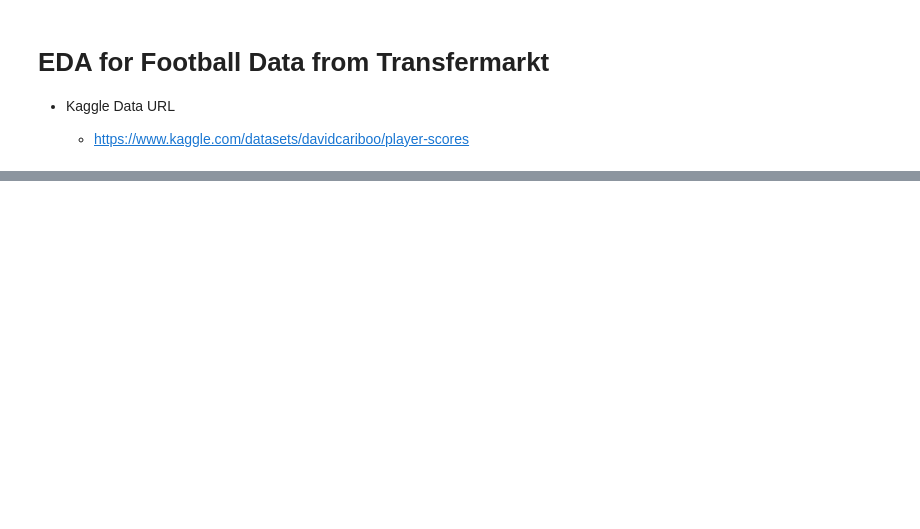
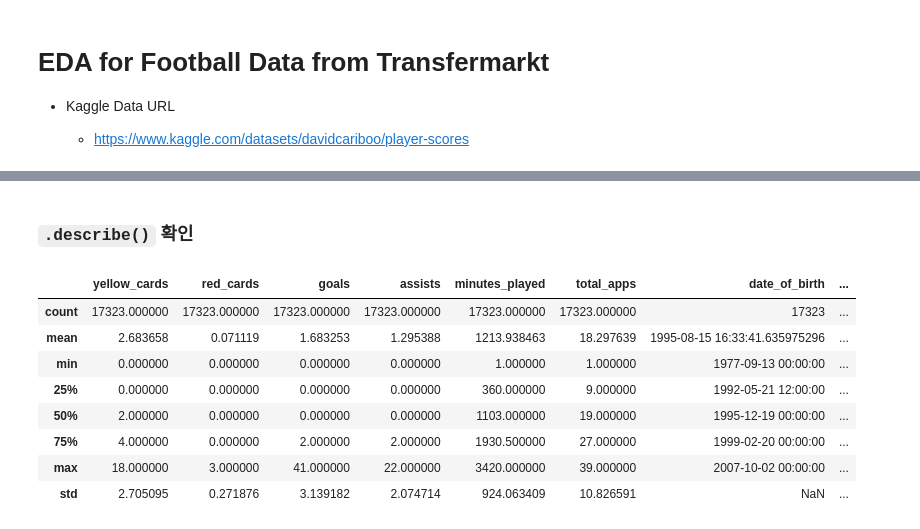
Before and after one commit to wjco/DAStudy-sat, a Jupyter notebook: Tek/football-data-from-transfermarkt/eda-football-data-from-transfermarkt.ipynb, the cells around one changed output, grey strips where cells are left out. Drawn from its saved outputs; the diff is of its cells as text; code cells hidden in the pictures; blank space fills up the shorter version.

```diff
--- a/Tek/football-data-from-transfermarkt/eda-football-data-from-transfermarkt.ipynb
+++ b/Tek/football-data-from-transfermarkt/eda-football-data-from-transfermarkt.ipynb
@@ -37,0 +100,14 @@ import missingno as msno
+# %% [markdown]
+### `.describe()` 확인
+# %%
+df.describe()
+# %% [output]
+|  | yellow_cards | red_cards | goals | assists | minutes_played | total_apps | date_of_birth | ... |
+| count | 17323.000000 | 17323.000000 | 17323.000000 | 17323.000000 | 17323.000000 | 17323.000000 | 17323 | ... |
+| mean | 2.683658 | 0.071119 | 1.683253 | 1.295388 | 1213.938463 | 18.297639 | 1995-08-15 16:33:41.635975296 | ... |
+| min | 0.000000 | 0.000000 | 0.000000 | 0.000000 | 1.000000 | 1.000000 | 1977-09-13 00:00:00 | ... |
+| 25% | 0.000000 | 0.000000 | 0.000000 | 0.000000 | 360.000000 | 9.000000 | 1992-05-21 12:00:00 | ... |
+| 50% | 2.000000 | 0.000000 | 0.000000 | 0.000000 | 1103.000000 | 19.000000 | 1995-12-19 00:00:00 | ... |
+| 75% | 4.000000 | 0.000000 | 2.000000 | 2.000000 | 1930.500000 | 27.000000 | 1999-02-20 00:00:00 | ... |
+| max | 18.000000 | 3.000000 | 41.000000 | 22.000000 | 3420.000000 | 39.000000 | 2007-10-02 00:00:00 | ... |
+| std | 2.705095 | 0.271876 | 3.139182 | 2.074714 | 924.063409 | 10.826591 | NaN | ... |
```
Also changed, not shown: parts of 11 cells of this notebook, 4 other files.
